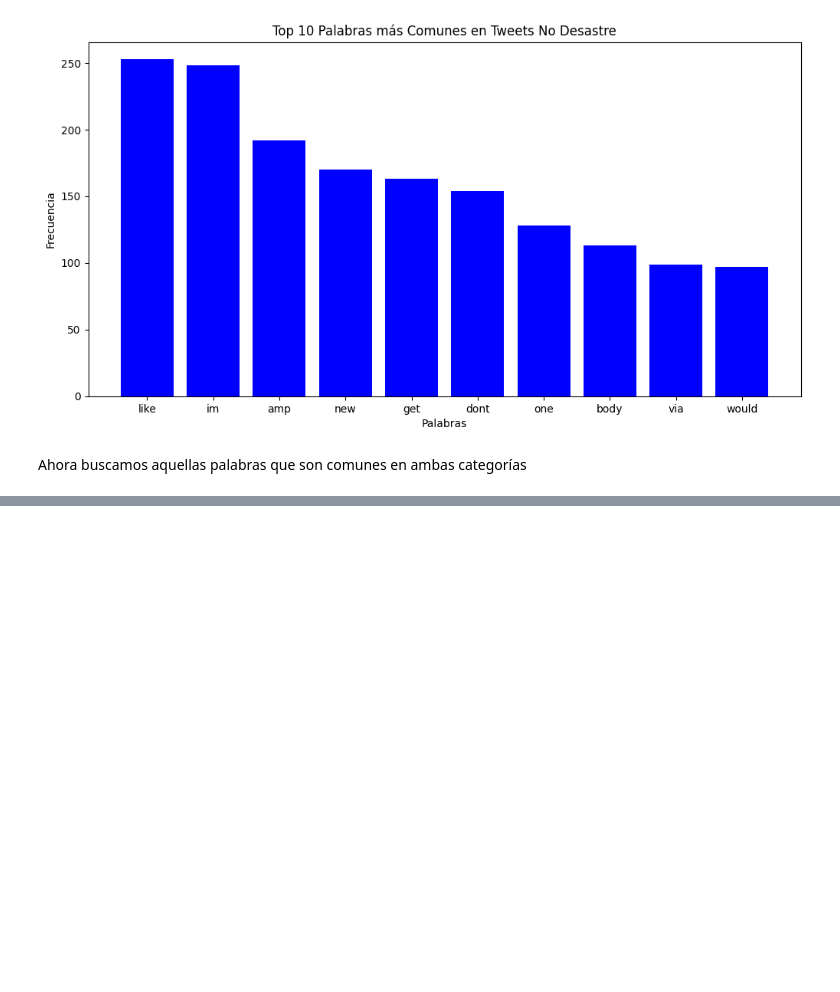
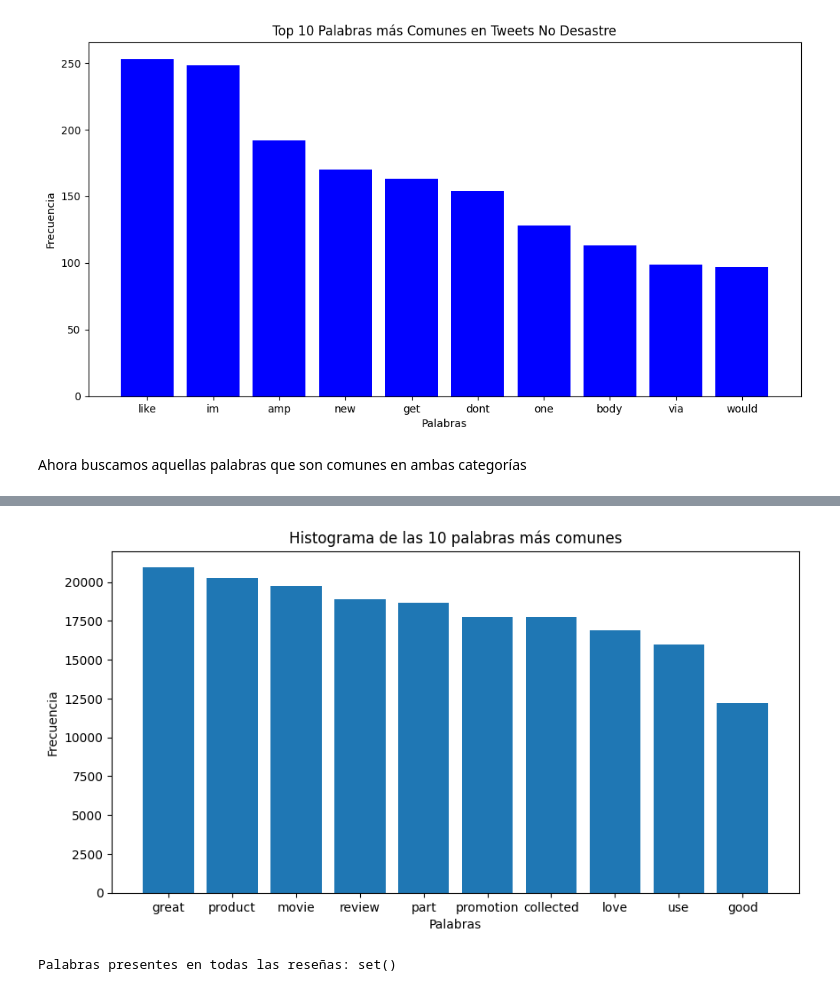
Before and after one commit to FerEsq/DS-Lab-06, a Jupyter notebook: Lab6(DataScience).ipynb, the cells around one changed output, grey strips where cells are left out. Saved outputs shown, nothing was run; the diff lists cells and outputs as text; code cells hidden in the pictures; blank space fills up the shorter version.

```diff
--- a/Lab6(DataScience).ipynb
+++ b/Lab6(DataScience).ipynb
@@ -311,0 +414,24 @@ Neutral words: ['china', 'alaska', 'steps', 'eat', 'part', 'emmerdale', 'thought
+# %%
+#Crear un histograma de las palabras más repetidas
+wordCounts = Counter(' '.join(df_cleaned['cleaned_reviews']).split())
+mostCommonWords = dict(wordCounts.most_common(10))
+
+plt.figure(figsize=(10, 5))
+plt.bar(mostCommonWords.keys(), mostCommonWords.values())
+plt.title('Histograma de las 10 palabras más comunes')
+plt.xlabel('Palabras')
+plt.ylabel('Frecuencia')
+plt.show()
+# %% [output]
+[figure, added]
+# %%
+#Determinar palabras presentes en todas las reseñas
+def findCommonWordsAcrossReviews(df):
+    review_words = [set(review.split()) for review in df['cleaned_reviews']]
+    common_words = set.intersection(*review_words)
+    return common_words
+
+commonAcrossReviews = findCommonWordsAcrossReviews(df_cleaned)
+print("Palabras presentes en todas las reseñas:", commonAcrossReviews)
+# %% [output]
+Palabras presentes en todas las reseñas: set()
```
Also changed, not shown: parts of 60 cells of this notebook, 1 other file.
